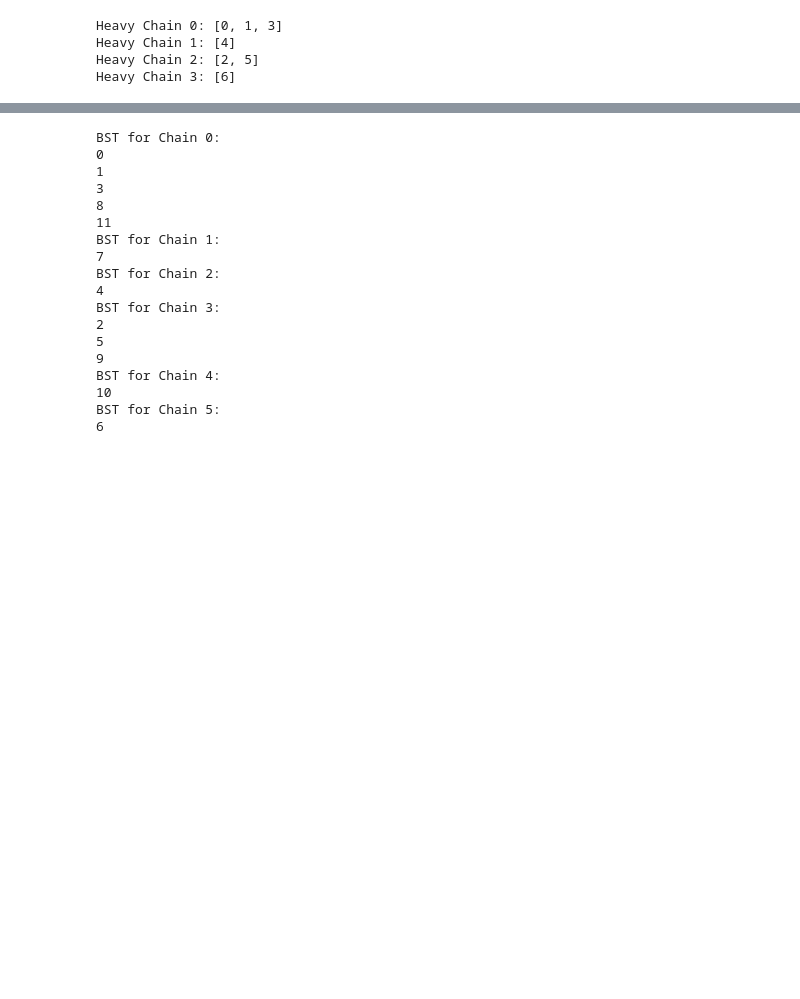
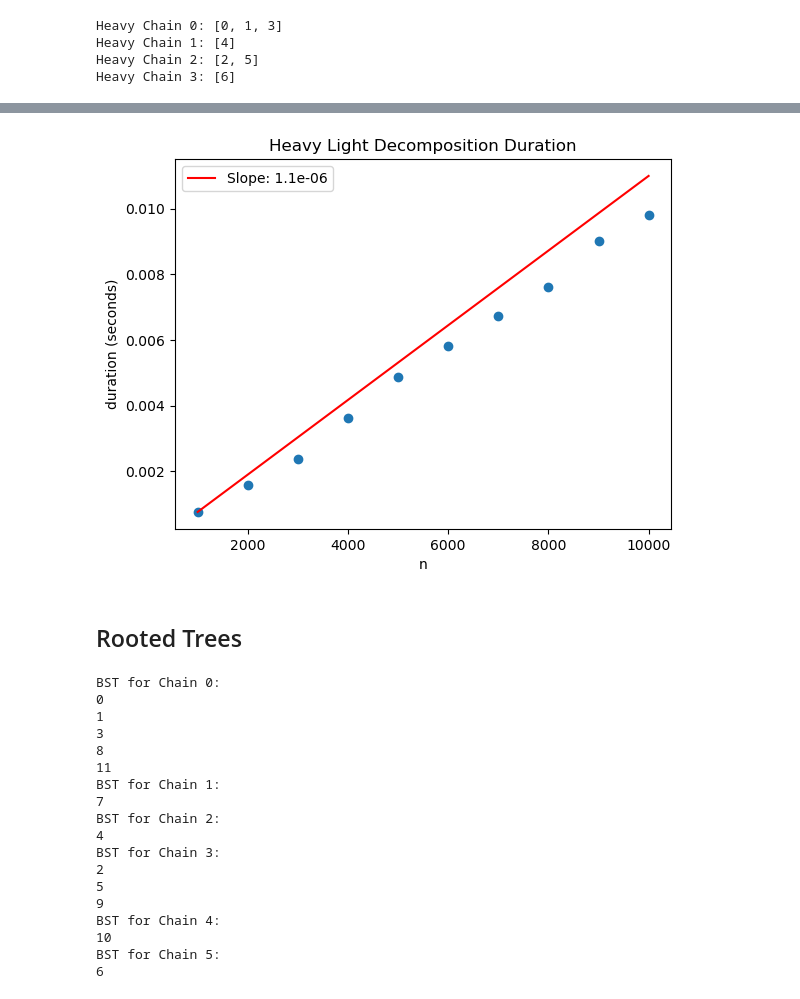
Before and after one commit to thinkinavi24/almost_linear_max_flow, a Jupyter notebook: heavy-light.ipynb, the cells around one changed output, grey strips where cells are left out. Drawn from its saved outputs; the diff is of its cells as text; code cells hidden in the pictures; blank space fills up the shorter version.

Commit message:
heavy light and rebuilding -- complete
Implementations of HL Decomposition and the Rebuilding Game in main paper

```diff
--- a/heavy-light.ipynb
+++ b/heavy-light.ipynb
@@ -66,0 +221,20 @@ Heavy Chain 3: [6]
+# %%
+import time
+
+def time_hl(num_vertices):
+    num_trees = 2000
+    avg_times = []
+    for n in num_vertices:
+        avg_time = 0
+        random_trees = [generate_random_tree(n) for _ in range(num_trees)]
+        for tree in tqdm(random_trees):
+            start = time.time()
+            chains = heavy_light_decomposition(tree)
+            end = time.time()
+            avg_time = avg_time + end - start
+        avg_times.append(avg_time/num_trees)
+        print(f'Done with {n} vertices')
+    return avg_times
+# %%
+num_vertices = [1000, 2000, 3000, 4000, 5000, 6000, 7000, 8000, 9000, 10000]
+durations = time_hl(num_vertices)
@@ -67,3 +252,16 @@ Heavy Chain 3: [6]
+# %%
+plt.scatter(num_vertices, np.array(durations))
+slope = 1.1e-6
+plt.plot([1000, num_vertices[-1]], [durations[0], slope * num_vertices[-1]], color='red', linestyle='-', label=f'Slope: {slope}')
+plt.legend()
+plt.xlabel('n')
+plt.ylabel('duration (seconds)')
+plt.title('Heavy Light Decomposition Duration')
+plt.show()
+# %% [output]
+[figure, added]
+# %% [markdown]
+## Rooted Trees
 # %%
 #Written by ChatGPT
 
```
Also changed, not shown: parts of 14 cells of this notebook, 1 other file.
